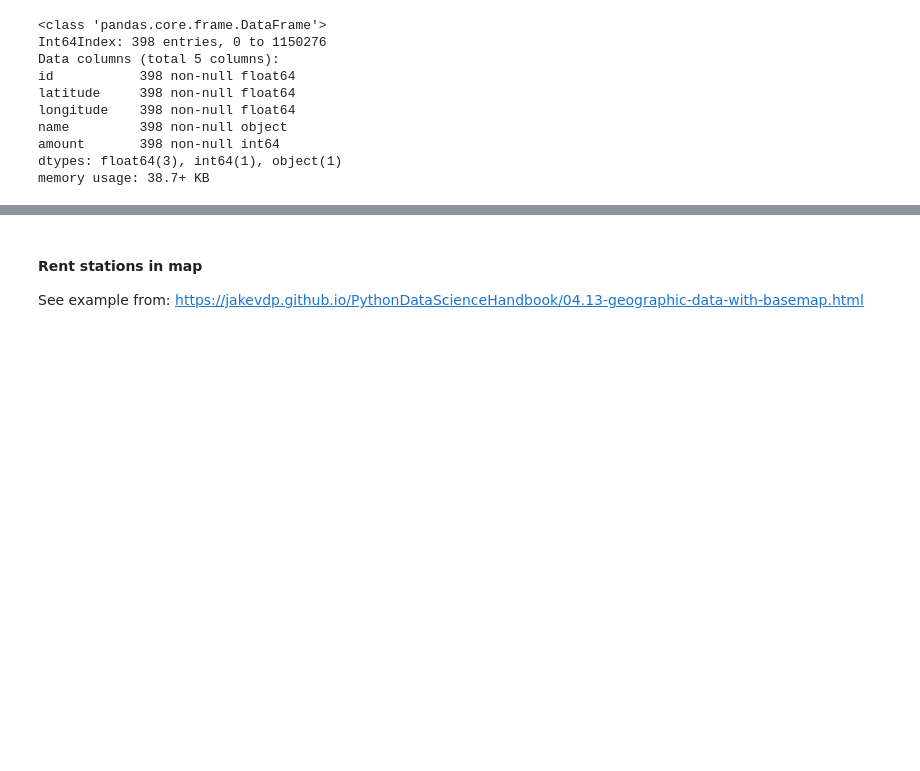
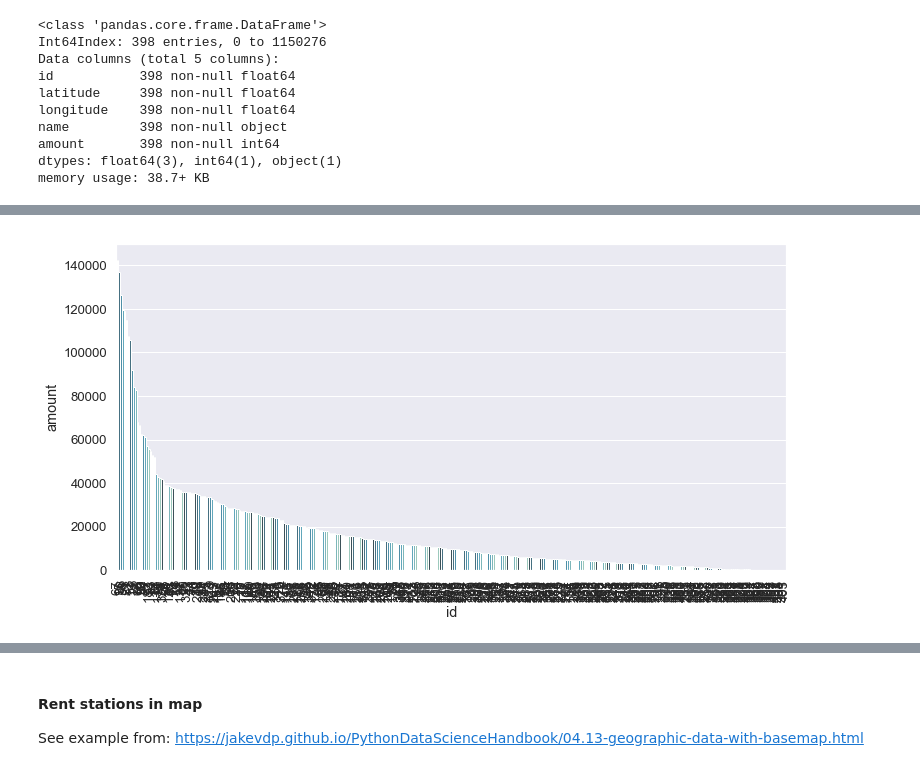
Before and after one commit to resa89/DataAnalystND, a Jupyter notebook: 07_CommunicatingDataFindings/wrangle_act.ipynb, the cells around one changed output, grey strips where cells are left out. Cells and saved outputs as stored; diff of their text form; code cells hidden in the pictures; blank space fills up the shorter version.

Commit message:
devel: Add multivariant plots and classification and transformation visualizations

```diff
--- a/07_CommunicatingDataFindings/wrangle_act.ipynb
+++ b/07_CommunicatingDataFindings/wrangle_act.ipynb
@@ -950,0 +955,6 @@ rush_stations.head()
+# %%
+result = rush_stations.groupby(["id"])['amount'].aggregate(np.median).reset_index().sort_values('amount')
+sns.barplot(x='id', y="amount", data=rush_stations, order=result['id'].iloc[::-1], palette=sns.color_palette("GnBu_d"))
+plt.xticks(rotation=90);
+# %% [output]
+[figure, added]
```
Also changed, not shown: parts of 54 cells of this notebook.
